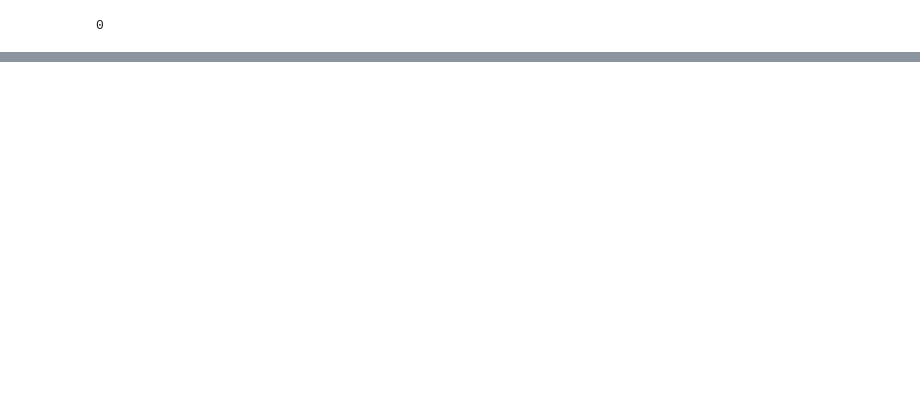
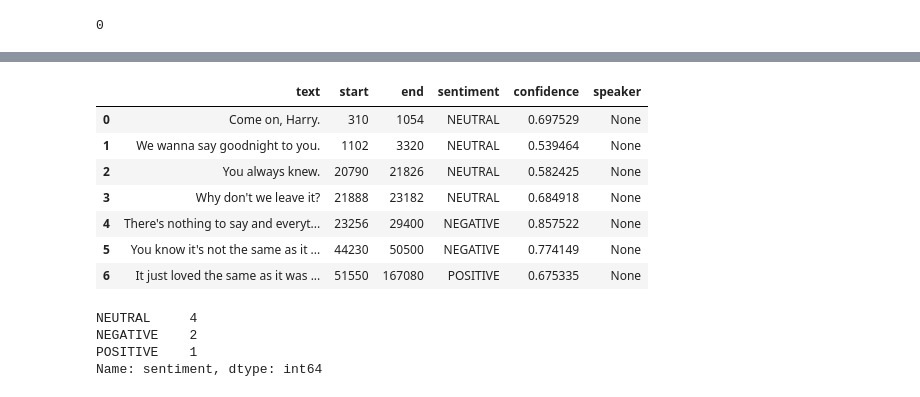
Before and after one commit to KevinArce/AudioAI, a Jupyter notebook: speech_sample.ipynb, the cells around one changed output, grey strips where cells are left out. Drawn from its saved outputs; the diff is of its cells as text; code cells hidden in the pictures; blank space fills up the shorter version.

Commit message:
added tabs in sentimental analysis

```diff
--- a/speech_sample.ipynb
+++ b/speech_sample.ipynb
@@ -95,3 +109,23 @@ audio_play # This is a command we use to display the player
 [interactive output not drawn]
 # %%
 sentiment = data["sentiment_analysis_results"] # This is the data we get from the API for the sentiment analysis
+# %%
+sentiment_df = pd.DataFrame(sentiment) # This is a command we use to create a dataframe from the data we get from the API
+sentiment_df # This is a command we use to display the dataframe
+# %% [output]
+|  | text | start | end | sentiment | confidence | speaker |
+| 0 | Come on, Harry. | 310 | 1054 | NEUTRAL | 0.697529 | None |
+| 1 | We wanna say goodnight to you. | 1102 | 3320 | NEUTRAL | 0.539464 | None |
+| 2 | You always knew. | 20790 | 21826 | NEUTRAL | 0.582425 | None |
+| 3 | Why don't we leave it? | 21888 | 23182 | NEUTRAL | 0.684918 | None |
+| 4 | There's nothing to say and everyt... | 23256 | 29400 | NEGATIVE | 0.857522 | None |
+| 5 | You know it's not the same as it ... | 44230 | 50500 | NEGATIVE | 0.774149 | None |
+| 6 | It just loved the same as it was ... | 51550 | 167080 | POSITIVE | 0.675335 | None |
+# %%
+sentiment_df_grouped = sentiment_df['sentiment'].value_counts() # This is a command we use to create a dataframe with the sentiment analysis results grouped by sentiment and the number of times each sentiment was used
+sentiment_df_grouped # This is a command we use to display the dataframe
+# %% [output]
+NEUTRAL     4
+NEGATIVE    2
+POSITIVE    1
+Name: sentiment, dtype: int64
```
Also changed, not shown: parts of 9 cells of this notebook, 1 other file.
